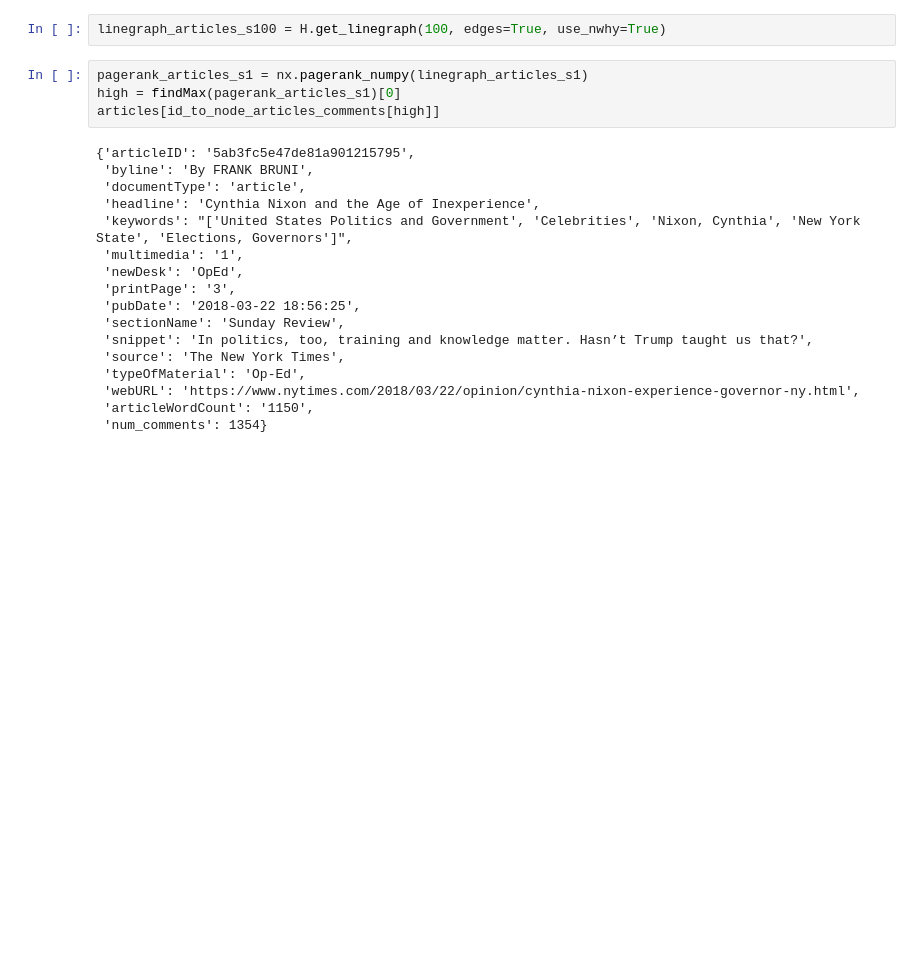
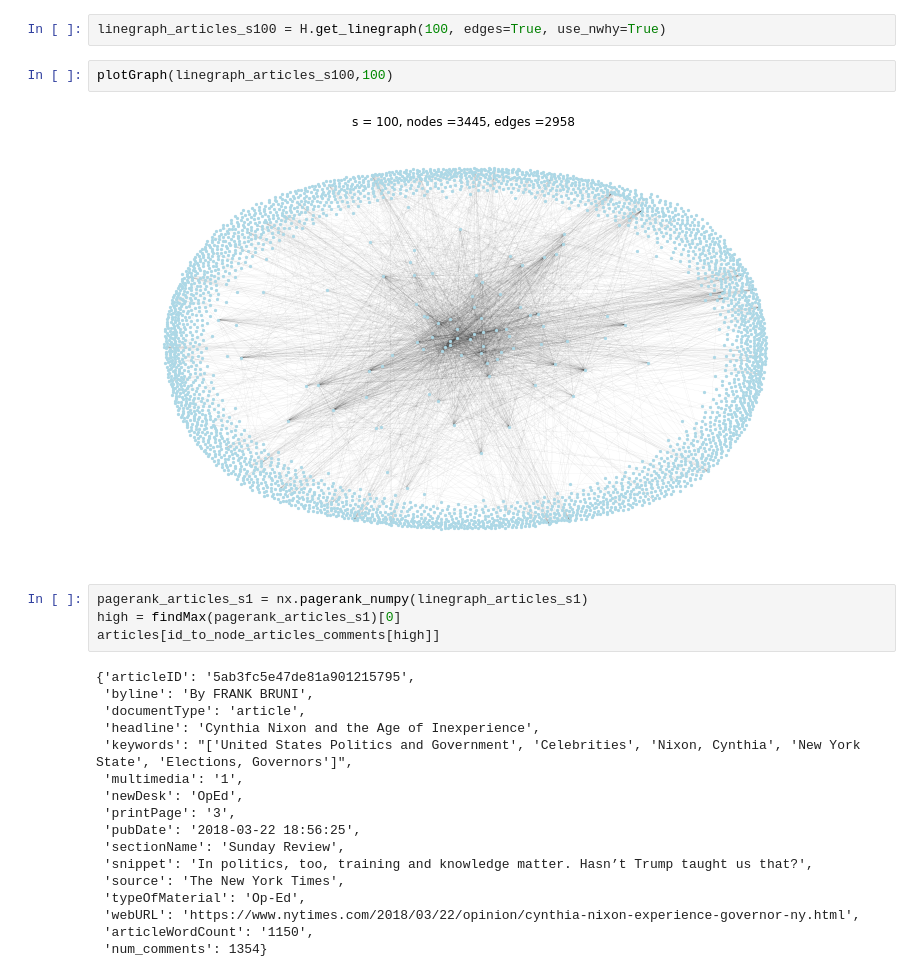
Before and after one commit to ahsun-tariq/591-newyork-times, a Jupyter notebook: project.ipynb, the cells around one changed output. Cells and saved outputs as stored; diff of their text form; blank space fills up the shorter version.

```diff
--- a/project.ipynb
+++ b/project.ipynb
@@ -298,5 +319,9 @@ linegraph_articles_s20 = H.get_linegraph(20, edges=True, use_nwhy=True)
 # %%
 linegraph_articles_s100 = H.get_linegraph(100, edges=True, use_nwhy=True)
+# %%
+plotGraph(linegraph_articles_s100,100)
+# %% [output]
+[figure, added]
 # %%
 pagerank_articles_s1 = nx.pagerank_numpy(linegraph_articles_s1)
 high = findMax(pagerank_articles_s1)[0]
```
Also changed, not shown: parts of 5 cells of this notebook.
